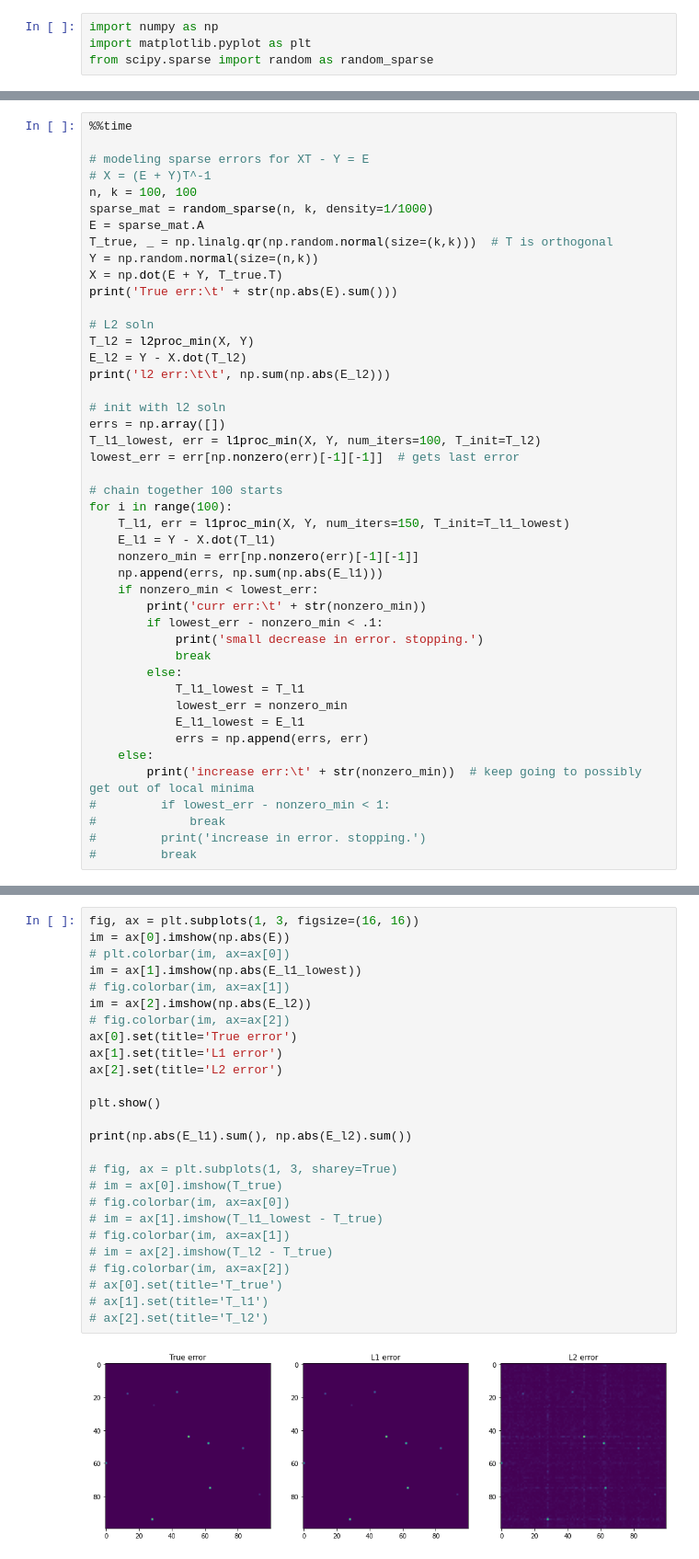
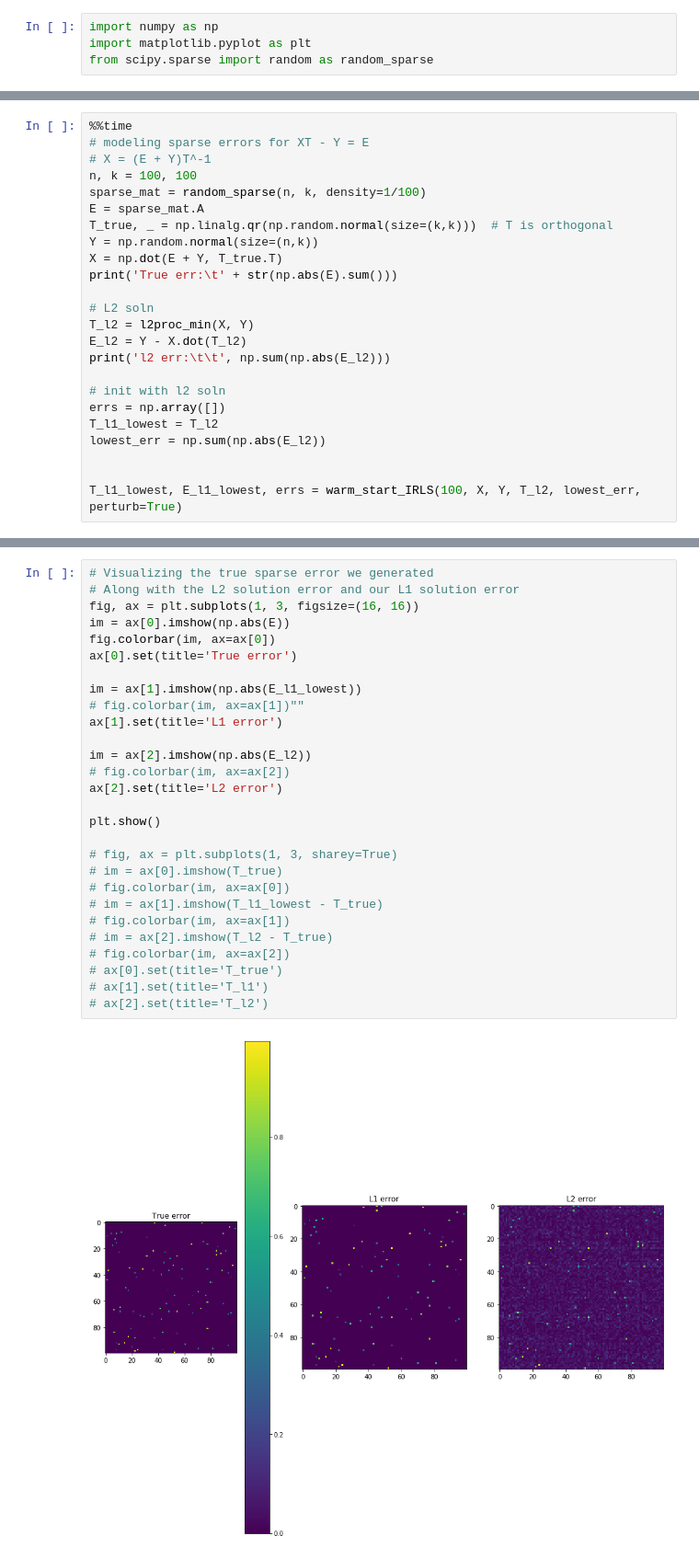
Before and after one commit to pearsonlab/proSVD, a Jupyter notebook: l1_orthogonal_procrustes.ipynb, the cells around one changed output, grey strips where cells are left out. Shown at 92% size. Cells and saved outputs as stored; diff of their text form.

```diff
--- a/l1_orthogonal_procrustes.ipynb
+++ b/l1_orthogonal_procrustes.ipynb
@@ -49,10 +83,9 @@ def l2proc_min(X, Y):
 # %%
 %%time
-
 # modeling sparse errors for XT - Y = E
 # X = (E + Y)T^-1
 n, k = 100, 100
-sparse_mat = random_sparse(n, k, density=1/1000)
+sparse_mat = random_sparse(n, k, density=1/100)
 E = sparse_mat.A
 T_true, _ = np.linalg.qr(np.random.normal(size=(k,k)))  # T is orthogonal
 Y = np.random.normal(size=(n,k))
@@ -66,29 +99,9 @@ print('l2 err:\t\t', np.sum(np.abs(E_l2)))
 
 # init with l2 soln
 errs = np.array([])
-T_l1_lowest, err = l1proc_min(X, Y, num_iters=100, T_init=T_l2)
-lowest_err = err[np.nonzero(err)[-1][-1]]  # gets last error
+T_l1_lowest = T_l2
+lowest_err = np.sum(np.abs(E_l2))
 
-# chain together 100 starts
-for i in range(100):
-    T_l1, err = l1proc_min(X, Y, num_iters=150, T_init=T_l1_lowest)
-    E_l1 = Y - X.dot(T_l1)
-    nonzero_min = err[np.nonzero(err)[-1][-1]]
-    np.append(errs, np.sum(np.abs(E_l1)))
-    if nonzero_min < lowest_err:
-        print('curr err:\t' + str(nonzero_min))
-        if lowest_err - nonzero_min < .1:
-            print('small decrease in error. stopping.')
-            break
-        else:
-            T_l1_lowest = T_l1
-            lowest_err = nonzero_min
-            E_l1_lowest = E_l1
-            errs = np.append(errs, err)
-    else:
-        print('increase err:\t' + str(nonzero_min))  # keep going to possibly get out of local minima
-#         if lowest_err - nonzero_min < 1:
-#             break
-#         print('increase in error. stopping.')
-#         break
+
+T_l1_lowest, E_l1_lowest, errs = warm_start_IRLS(100, X, Y, T_l2, lowest_err, perturb=True)
 # %% [output]
@@ -110,28 +125,30 @@ Wall time: 8.77 s
 # %%
+# Visualizing the true sparse error we generated
+# Along with the L2 solution error and our L1 solution error
 fig, ax = plt.subplots(1, 3, figsize=(16, 16))
 im = ax[0].imshow(np.abs(E))
-# plt.colorbar(im, ax=ax[0])
+fig.colorbar(im, ax=ax[0])
+ax[0].set(title='True error')
+
 im = ax[1].imshow(np.abs(E_l1_lowest))
-# fig.colorbar(im, ax=ax[1])
+# fig.colorbar(im, ax=ax[1])""
+ax[1].set(title='L1 error')
+
 im = ax[2].imshow(np.abs(E_l2))
 # fig.colorbar(im, ax=ax[2])
-ax[0].set(title='True error')
-ax[1].set(title='L1 error')
 ax[2].set(title='L2 error')
 
 plt.show()
-
-print(np.abs(E_l1).sum(), np.abs(E_l2).sum())
 
 # fig, ax = plt.subplots(1, 3, sharey=True)
 # im = ax[0].imshow(T_true)
 # fig.colorbar(im, ax=ax[0])
 # im = ax[1].imshow(T_l1_lowest - T_true)
 # fig.colorbar(im, ax=ax[1])
 # im = ax[2].imshow(T_l2 - T_true)
 # fig.colorbar(im, ax=ax[2])
 # ax[0].set(title='T_true')
 # ax[1].set(title='T_l1')
 # ax[2].set(title='T_l2')
 # %% [output]
-[figure, old version]
+[figure, new version]
```
Also changed, not shown: parts of 7 cells of this notebook.
